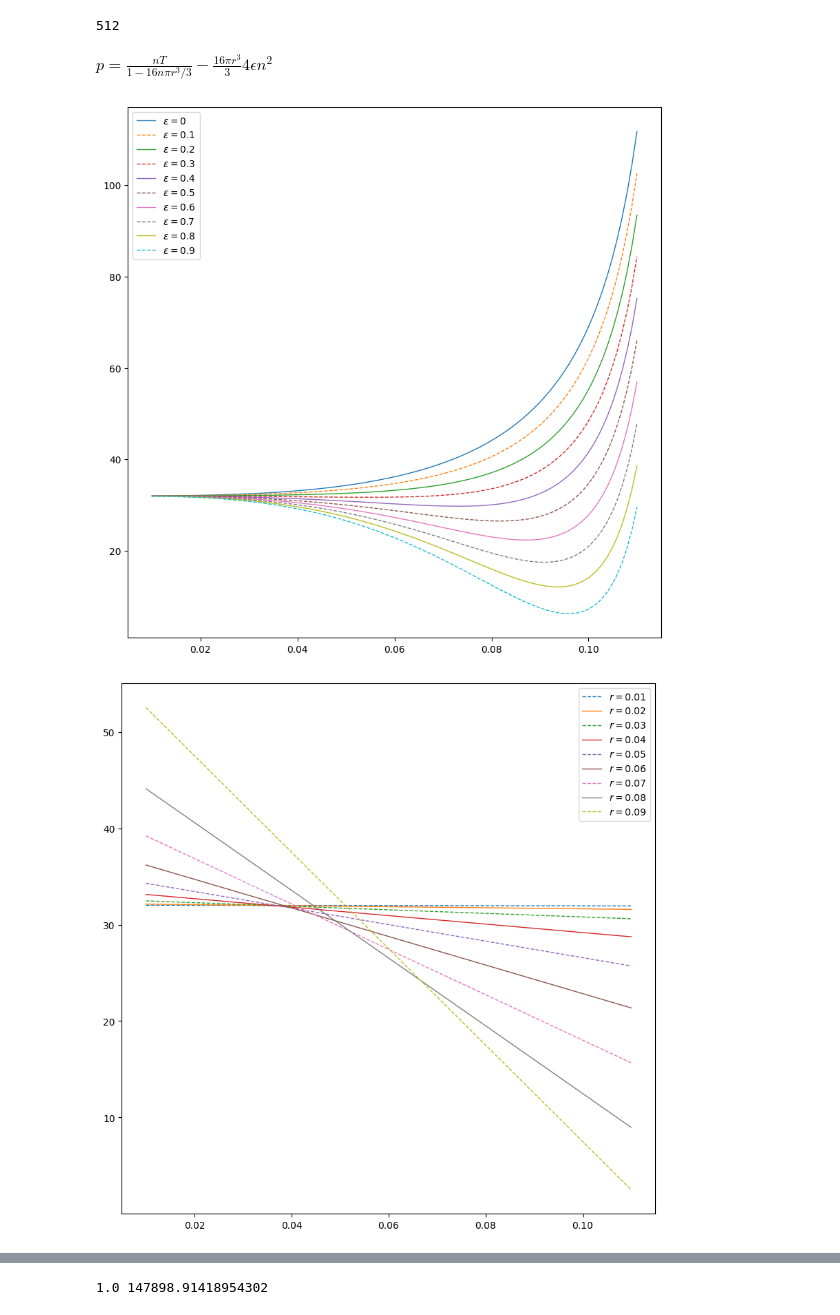
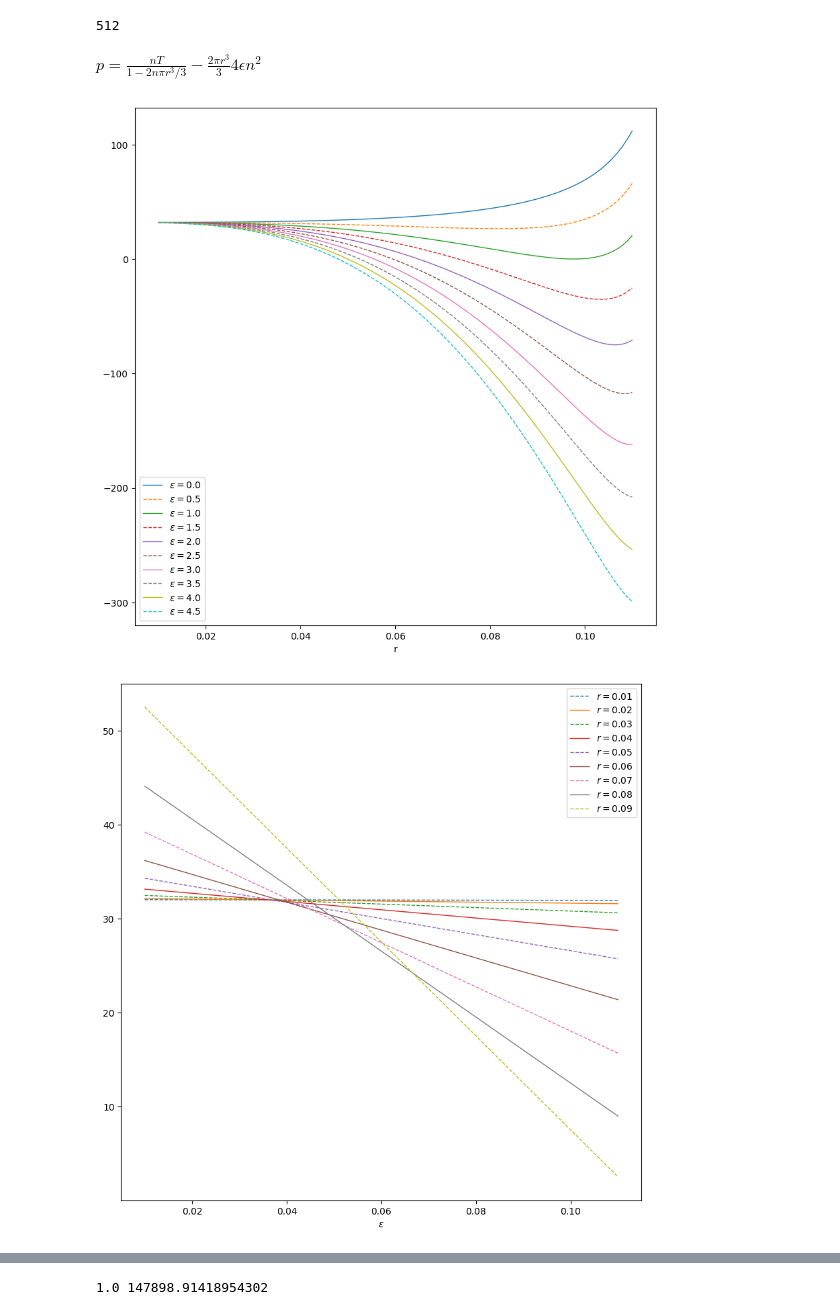
Before and after one commit to hy-iu/cu_mc, a Jupyter notebook: output/show_pressure.ipynb, the cells around one changed output, grey strips where cells are left out. Saved outputs shown, nothing was run; the diff lists cells and outputs as text; code cells hidden in the pictures.

```diff
--- a/output/show_pressure.ipynb
+++ b/output/show_pressure.ipynb
@@ -5,15 +5,22 @@ import os
 
 
 def pressure_vdw(r, n, T, l_j_epsilon):
-    return n * T / (1 - 2 * n * np.pi * r ** 3 / 3) - 16 * np.pi * r**3 * 4 * l_j_epsilon * n**2 / 3
+    return n * T / (1 - 2 * n * np.pi * r ** 3 / 3) - 1 * np.pi * r**3 * l_j_epsilon * n**2 / 12
+
+def pressure_vdwa(r, n, T, l_j_epsilon):
+    return n * T / (1 - n * np.pi * r ** 3) - 16 * np.pi * r**3 * 4 * l_j_epsilon * n**2 / 3
 
 pressures = []
 rs = []
+energies = []
+
 for d in os.listdir('.'):
-    if os.path.isdir(d) and d[:15] >= '20250902_171000':
+    if os.path.isdir(d) and d[:15] >= '20250902_171000':  # and d[:15] <= '20250902_181400':
         r = float(d.split('r')[-1])
         rs.append(r)
         fs = os.listdir(os.path.join('.', d))
         assert "config.json" in fs and "pressure.npy" in fs, f"Missing files in {d}"
         pressures.append(np.load(os.path.join('.', d, "pressure.npy")))
+        energies.append(np.load(os.path.join('.', d, "mean_v2.npy")) * 200 / 3)
+Ts = [e[-40:].mean() for e in energies]
 # %%
@@ -38,8 +59,11 @@ for n in range(6):
     ax[n//2, n%2].scatter(rs,[p[-int(p.shape[0]/(n*2+2)):].mean() for p in pressures], label=f'n={n*2+2}')
     rss = np.linspace(min(rs), max(rs), 100)
     ax[n//2, n%2].plot(rss, pressure_vdw(rss, 32, 1, 0), label='theory', color='black', linestyle='dashed')
+    # ax[n//2, n%2].plot(rss, pressure_vdwa(rss, 32, 1, 0), label='theory a', color='r', linestyle='dashed')
+    ax[n//2, n%2].scatter(rs, pressure_vdw(np.array(rs), 32, np.array(Ts), 0), label='theorically by <T>', color='orange', marker='x')
     # ax[n//2, n%2].set_xlim(0, 0.102)
     # ax[n//2, n%2].set_ylim(31, 45)
     ax[n//2, n%2].legend()
+    ax[n//2, n%2].grid()
 plt.show()
 # %% [output]
@@ -51,23 +75,26 @@ plt.show()
 # %%
 from IPython.display import display, Math
 
-display(Math(r"p = \frac{nT}{1 - 16 n \pi r^3 / 3} - \frac{16 \pi r^3}{3} 4 \epsilon n^2"))
+display(Math(r"p = \frac{nT}{1 - 2 n \pi r^3 / 3} - \frac{2 \pi r^3}{3} 4 \epsilon n^2"))
 
 def pressure_vdw(r, n, T, l_j_epsilon):
     return n * T / (1 - 16 * n * np.pi * r**3 / 3) - 16 * np.pi * r**3 * 4 * l_j_epsilon * n**2 / 3
 plt.figure(figsize=(10, 10))
 rss = np.linspace(0.01, 0.11, 100)
-for l_j_epsilon in [0, 0.1, 0.2, 0.3, 0.4, 0.5, 0.6, 0.7, 0.8, 0.9]:
+# for l_j_epsilon in [0, 0.1, 0.2, 0.3, 0.4, 0.5, 0.6, 0.7, 0.8, 0.9, 1]:
+for l_j_epsilon in np.arange(0, 5, 0.5):
     plt.plot(rss, pressure_vdw(rss, 32, 1, l_j_epsilon), label=f'$\\epsilon={l_j_epsilon}$', linewidth=1, linestyle='--' if int(l_j_epsilon*10)%2==1 else '-')
+plt.xlabel('r')
 plt.legend()
 plt.show()
 plt.figure(figsize=(10, 10))
 epss = np.linspace(0, 1, 100)
 for r in [0.01, 0.02, 0.03, 0.04, 0.05, 0.06, 0.07, 0.08, 0.09]:
     plt.plot(rss, pressure_vdw(r, 32, 1, epss), label=f'$r={r}$', linewidth=1, linestyle='--' if int(r*100)%2==1 else '-')
+plt.xlabel('$\\epsilon$')
 plt.legend()
 plt.show()
 # %% [output]
-$\displaystyle p = \frac{nT}{1 - 16 n \pi r^3 / 3} - \frac{16 \pi r^3}{3} 4 \epsilon n^2$
+$\displaystyle p = \frac{nT}{1 - 2 n \pi r^3 / 3} - \frac{2 \pi r^3}{3} 4 \epsilon n^2$
-[figure, old version]
+[figure, new version]
-[figure, old version]
+[figure, new version]
```
Also changed, not shown: parts of 8 cells of this notebook, 30 other files.
